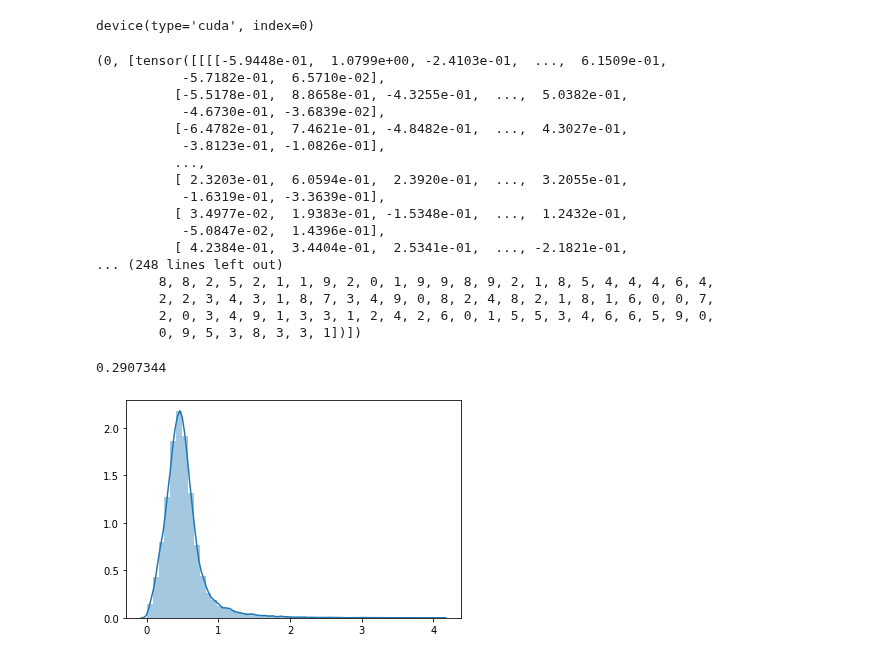
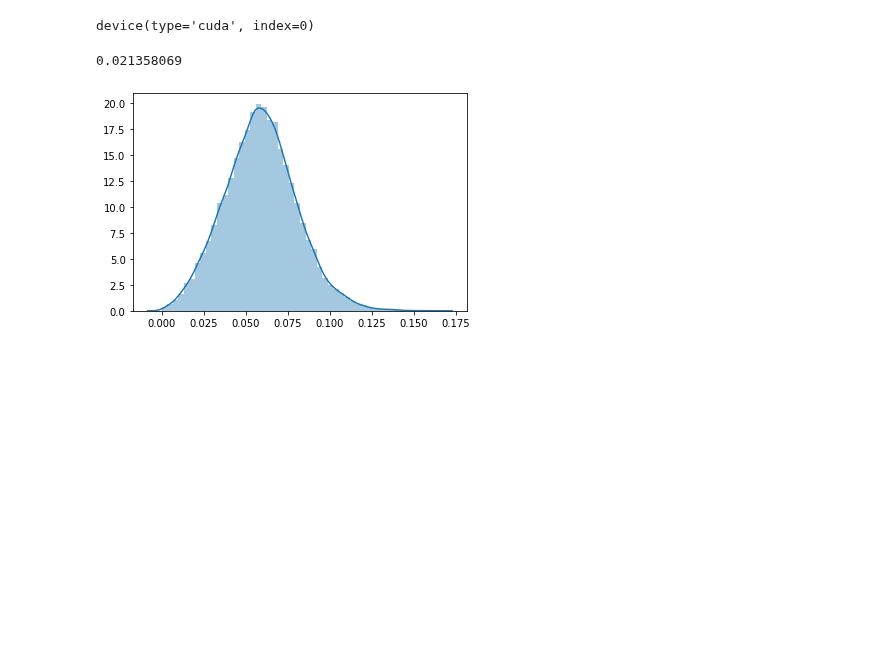
Before and after one commit to maxkvant/LinearizedNNs, a Jupyter notebook: notebooks/Myrtle10.ipynb, the cells around one changed output. Saved outputs shown, nothing was run; the diff lists cells and outputs as text; code cells hidden in the pictures; blank space fills up the shorter version.

```diff
--- a/notebooks/Myrtle10.ipynb
+++ b/notebooks/Myrtle10.ipynb
@@ -53,6 +53,10 @@ def Conv(in_filters, out_filters):
 
 def BatchNorm(num_filters):
     return nn.BatchNorm2d(num_filters)
+
+class Normalize(nn.Module):
+    def forward(self, input):
+        return nn.functional.normalize(input, p=2, dim=1, eps=1e-8)
 
 class Myrtle10(nn.Module):
     def __init__(self, num_classes=10, input_filters=3, num_filters=256):
@@ -74,17 +78,17 @@ class Myrtle10(nn.Module):
             Conv(num_filters, num_filters), BatchNorm(num_filters), nn.ReLU(),
             Conv(num_filters, num_filters), BatchNorm(num_filters), nn.ReLU(),
             nn.AvgPool2d(kernel_size=8, stride=8),
+            Normalize(),
             Flatten()
         )
         self.classifier =  nn.Linear(num_filters, num_classes, bias=True)
-        self.classifier.weight.data *= np.sqrt(3)
+        # self.classifier.weight.data *= np.sqrt(3)
 
         self.to_readout = nn.Linear(num_filters, num_filters, bias=False)
-        self.to_readout.weight.data *= np.sqrt(3)
+        # self.to_readout.weight.data *= np.sqrt(3)
 
     def readout(self, x):
-        x = self.layers(x)
-        return x * np.sqrt(2)
+        return self.layers(x)
 
     def forward(self, x):
         x = self.readout(x)
@@ -134,40 +139,21 @@ device
 device(type='cuda', index=0)
 # %%
 model = Myrtle10().to(device)
-
-print(next(enumerate(test_loader)))
 for batch_id, (X, y) in enumerate(train_loader):
   if batch_id > 20:
     break
   X, y = X.float().to(device), y.to(device)
   model.readout(X)
 
 _, (X, y) = next(enumerate(train_loader))
-X, y = X.float().to(device), y.to(device)
+X, y = X.to(device), y.to(device)
 
 
 output = model.readout(X).detach().cpu().numpy()
 sns.distplot(output.reshape(-1))
 
 np.std(output.reshape(-1))
 # %% [output]
-(0, [tensor([[[[-5.9448e-01,  1.0799e+00, -2.4103e-01,  ...,  6.1509e-01,
-           -5.7182e-01,  6.5710e-02],
-          [-5.5178e-01,  8.8658e-01, -4.3255e-01,  ...,  5.0382e-01,
-           -4.6730e-01, -3.6839e-02],
-          [-6.4782e-01,  7.4621e-01, -4.8482e-01,  ...,  4.3027e-01,
-           -3.8123e-01, -1.0826e-01],
-          ...,
-          [ 2.3203e-01,  6.0594e-01,  2.3920e-01,  ...,  3.2055e-01,
-           -1.6319e-01, -3.3639e-01],
-          [ 3.4977e-02,  1.9383e-01, -1.5348e-01,  ...,  1.2432e-01,
-           -5.0847e-02,  1.4396e-01],
-          [ 4.2384e-01,  3.4404e-01,  2.5341e-01,  ..., -2.1821e-01,
-... (248 lines left out)
-        8, 8, 2, 5, 2, 1, 1, 9, 2, 0, 1, 9, 9, 8, 9, 2, 1, 8, 5, 4, 4, 4, 6, 4,
-        2, 2, 3, 4, 3, 1, 8, 7, 3, 4, 9, 0, 8, 2, 4, 8, 2, 1, 8, 1, 6, 0, 0, 7,
-        2, 0, 3, 4, 9, 1, 3, 3, 1, 2, 4, 2, 6, 0, 1, 5, 5, 3, 4, 6, 6, 5, 9, 0,
-        0, 9, 5, 3, 8, 3, 3, 1])])
+0.021358069
-0.2907344
-[figure, old version]
+[figure, new version]
 # %%
```
Also changed, not shown: parts of 7 cells of this notebook.
